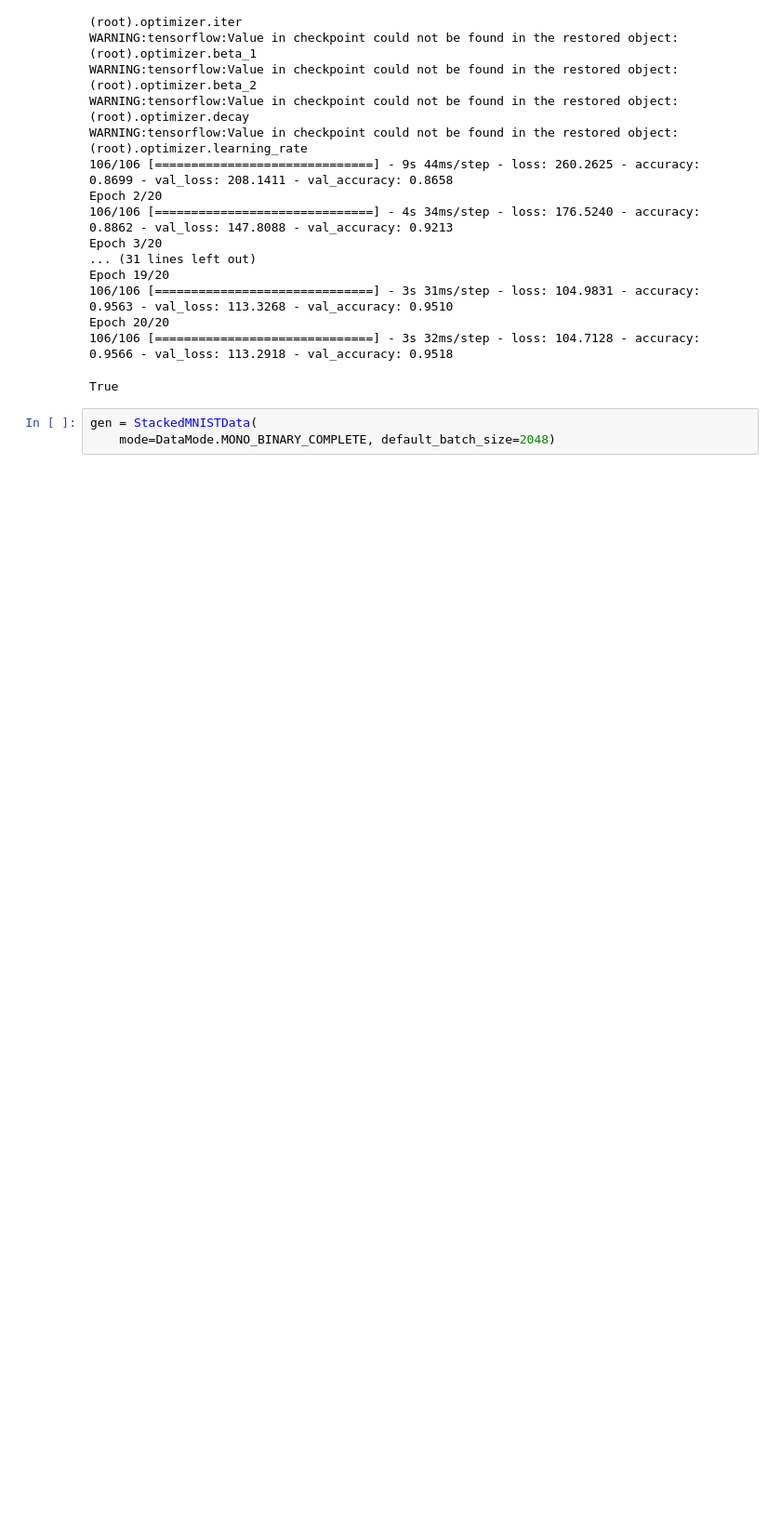
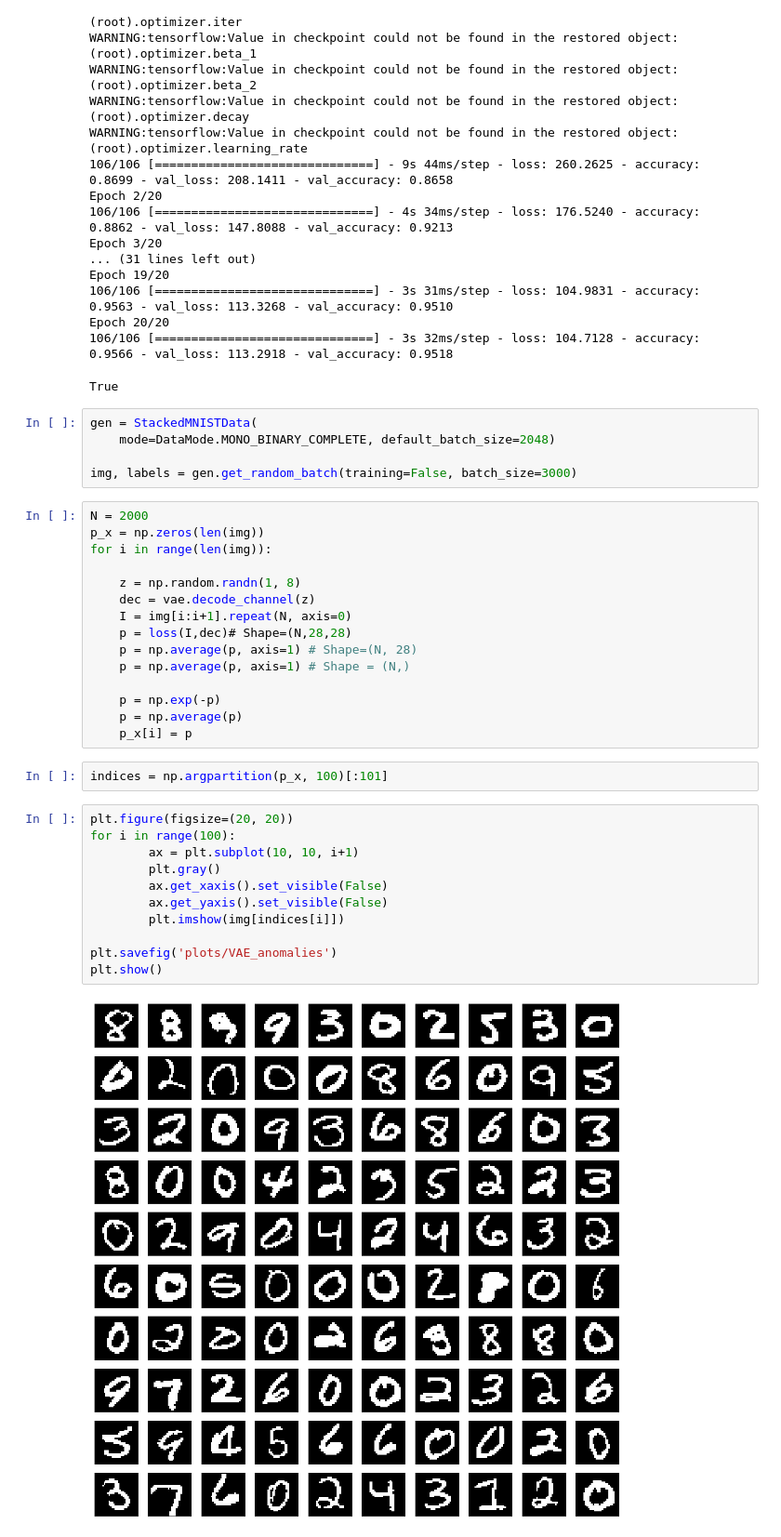
Before and after one commit to TechedLemur/IT3030, a Jupyter notebook: project2/main.ipynb, the cells around one changed output. Shown at 93% size. Drawn from its saved outputs; the diff is of its cells as text; blank space fills up the shorter version.

```diff
--- a/project2/main.ipynb
+++ b/project2/main.ipynb
@@ -322,3 +322,35 @@ True
 # %%
 gen = StackedMNISTData(
     mode=DataMode.MONO_BINARY_COMPLETE, default_batch_size=2048)
+
+img, labels = gen.get_random_batch(training=False, batch_size=3000)
+# %%
+N = 2000
+p_x = np.zeros(len(img))
+for i in range(len(img)):
+
+    z = np.random.randn(1, 8)
+    dec = vae.decode_channel(z)
+    I = img[i:i+1].repeat(N, axis=0)
+    p = loss(I,dec)# Shape=(N,28,28)
+    p = np.average(p, axis=1) # Shape=(N, 28)
+    p = np.average(p, axis=1) # Shape = (N,)
+
+    p = np.exp(-p)
+    p = np.average(p)
+    p_x[i] = p
+# %%
+indices = np.argpartition(p_x, 100)[:101]
+# %%
+plt.figure(figsize=(20, 20))
+for i in range(100):
+        ax = plt.subplot(10, 10, i+1)
+        plt.gray()
+        ax.get_xaxis().set_visible(False)
+        ax.get_yaxis().set_visible(False)
+        plt.imshow(img[indices[i]])
+
+plt.savefig('plots/VAE_anomalies')
+plt.show()
+# %% [output]
+[figure, added]
```
Also changed, not shown: parts of 7 cells of this notebook, 18 other files.
